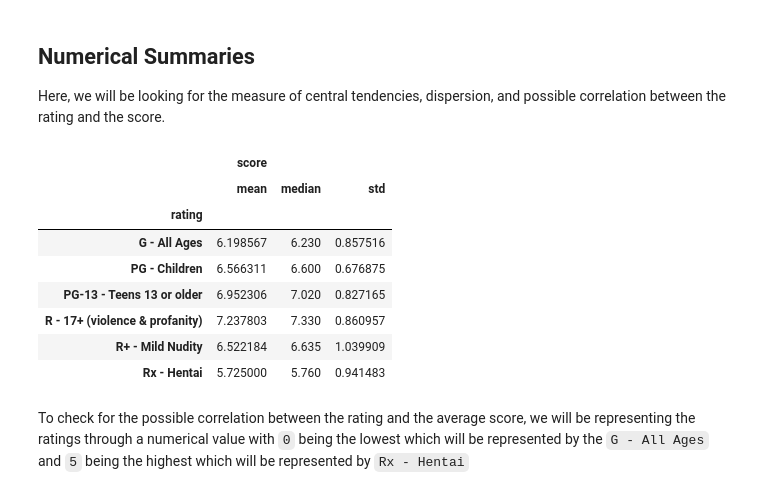
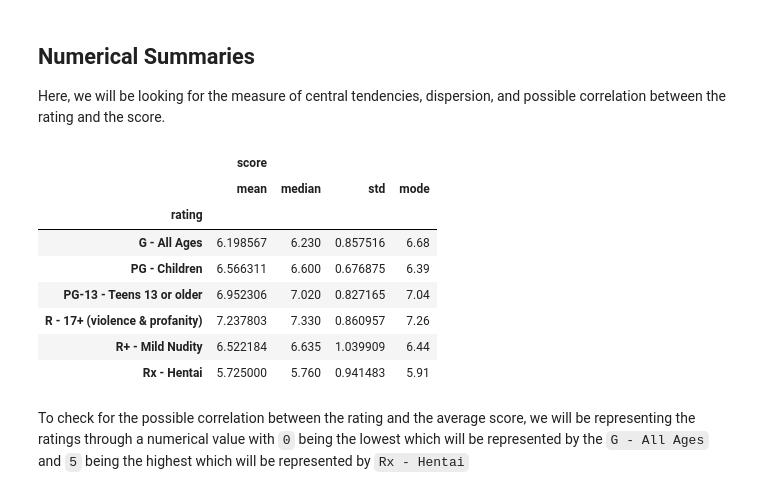
Before and after one commit to gavindizon/CSMODEL, a Jupyter notebook: Project 1 - Statistical Inference/CSMODEL-Project1-S14-Group#9.ipynb, the cells around one changed output. Saved outputs shown, nothing was run; the diff lists cells and outputs as text; code cells hidden in the pictures.

```diff
--- a/Project 1 - Statistical Inference/CSMODEL-Project1-S14-Group#9.ipynb
+++ b/Project 1 - Statistical Inference/CSMODEL-Project1-S14-Group#9.ipynb
@@ -135,18 +160,19 @@ df_eda1 = df_cleaned.loc[(df_cleaned['rating'] != 'None') & (df_cleaned['score']
 
 Here, we will be looking for the measure of central tendencies, dispersion, and possible correlation between the rating and the score.
 # %%
-df_eda1_num = df_eda1.groupby('rating').agg({'score': ["mean", "median", "std"]})
+df_eda1_num = df_eda1.groupby('rating').agg({'score': ["mean", "median", "std", lambda x:x.value_counts().index[0]]})
+df_eda1_num.rename(columns={'<lambda_0>': 'mode'}, inplace=True)
 df_eda1_num
 # %% [output]
-|  | score |  |  |
-|  | mean | median | std |
-| rating |  |  |  |
-| G - All Ages | 6.198567 | 6.230 | 0.857516 |
-| PG - Children | 6.566311 | 6.600 | 0.676875 |
-| PG-13 - Teens 13 or older | 6.952306 | 7.020 | 0.827165 |
-| R - 17+ (violence & profanity) | 7.237803 | 7.330 | 0.860957 |
-| R+ - Mild Nudity | 6.522184 | 6.635 | 1.039909 |
-| Rx - Hentai | 5.725000 | 5.760 | 0.941483 |
+|  | score |  |  |  |
+|  | mean | median | std | mode |
+| rating |  |  |  |  |
+| G - All Ages | 6.198567 | 6.230 | 0.857516 | 6.68 |
+| PG - Children | 6.566311 | 6.600 | 0.676875 | 6.39 |
+| PG-13 - Teens 13 or older | 6.952306 | 7.020 | 0.827165 | 7.04 |
+| R - 17+ (violence & profanity) | 7.237803 | 7.330 | 0.860957 | 7.26 |
+| R+ - Mild Nudity | 6.522184 | 6.635 | 1.039909 | 6.44 |
+| Rx - Hentai | 5.725000 | 5.760 | 0.941483 | 5.91 |
 # %% [markdown]
 To check for the possible correlation between the rating and the average score, we will be representing the ratings through a numerical value with `0` being the lowest which will be represented by the `G - All Ages` and `5` being the highest which will be represented by `Rx - Hentai`
 # %%
```
Also changed, not shown: parts of 37 cells of this notebook, 1 other file.
